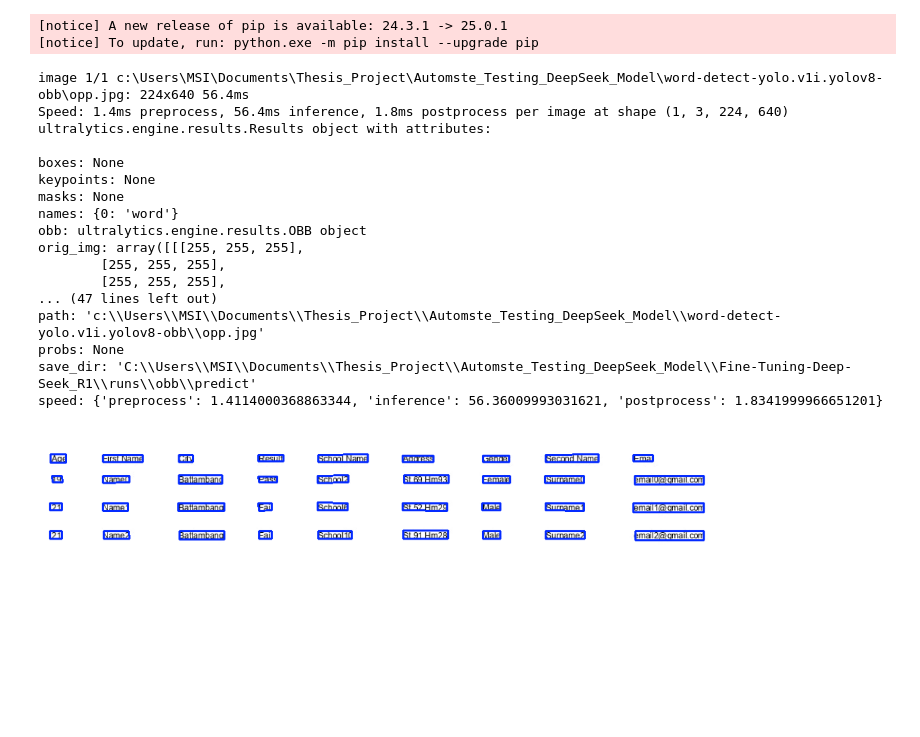
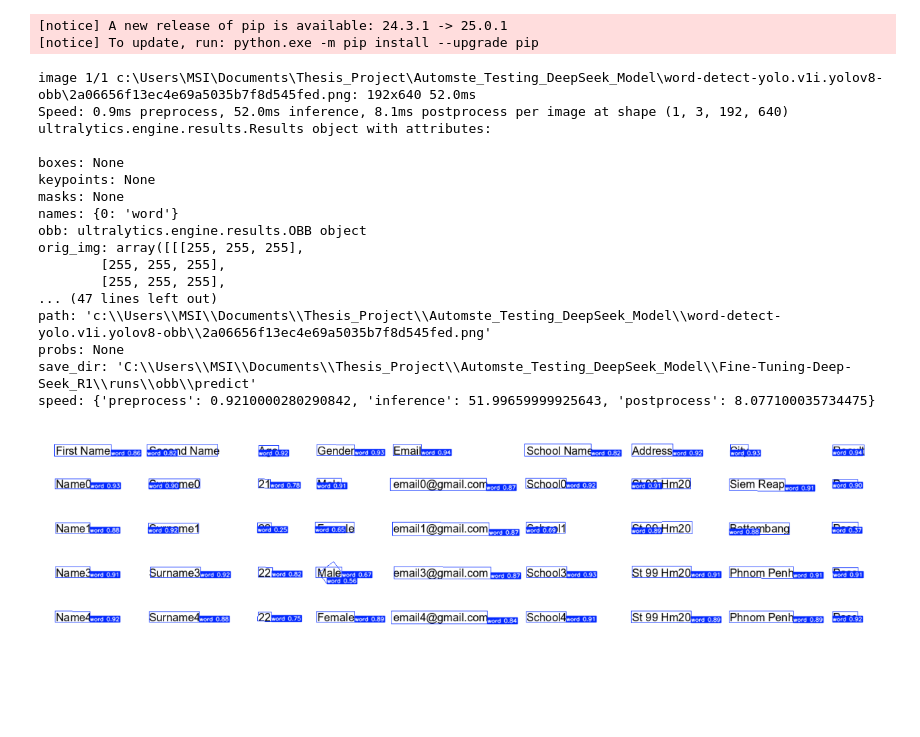
Before and after one commit to JackyDOM/Oject_YOLO, a Jupyter notebook: train_model.ipynb, the cells around one changed output. Cells and saved outputs as stored; diff of their text form; code cells hidden in the pictures; blank space fills up the shorter version.

```diff
--- a/train_model.ipynb
+++ b/train_model.ipynb
@@ -199,39 +199,44 @@ from ultralytics import YOLO
 model = YOLO('C:/Users/MSI/Documents/Thesis_Project/Automste_Testing_DeepSeek_Model/Fine-Tuning-Deep-Seek_R1/runs/obb/train/weights/best.pt')
 
 # Set the path to your image (not from the dataset)
-image_path = 'opp.jpg'  # Replace with the path to your image file
+image_path = '2a06656f13ec4e69a5035b7f8d545fed.png'  # Replace with the path to your image file
 
 # Run the model on your image
 results = model(image_path)
 
 # Print the results (optional)
 print(results[0])
 
 # Get the annotated frame with smaller font size for labels
 # Get the annotated frame without labels
-annotated_frame = results[0].plot(labels=False)  # Disable labels to not display the word # Adjust font_size to make text smaller (default is larger, e.g., 12)
-
+annotated_frame = results[0].plot(
+    labels=True,          # Enable labels
+    font_size=8,          # Adjust font size (default might be larger, e.g., 12)
+    conf=True,            # Show confidence scores (optional)
+    boxes=True,           # Ensure bounding boxes are drawn
+    line_width=1    # Adjust thickness of bounding boxes (optional)
+)
 # Display the annotated image
 plt.figure(figsize=(16, 16))
 plt.imshow(cv2.cvtColor(annotated_frame, cv2.COLOR_BGR2RGB))  # Convert BGR to RGB
 plt.axis("off")  # Turn off axes
 plt.show()
 # %% [output]
-image 1/1 c:\Users\MSI\Documents\Thesis_Project\Automste_Testing_DeepSeek_Model\word-detect-yolo.v1i.yolov8-obb\opp.jpg: 224x640 56.4ms
-Speed: 1.4ms preprocess, 56.4ms inference, 1.8ms postprocess per image at shape (1, 3, 224, 640)
+image 1/1 c:\Users\MSI\Documents\Thesis_Project\Automste_Testing_DeepSeek_Model\word-detect-yolo.v1i.yolov8-obb\2a06656f13ec4e69a5035b7f8d545fed.png: 192x640 52.0ms
+Speed: 0.9ms preprocess, 52.0ms inference, 8.1ms postprocess per image at shape (1, 3, 192, 640)
 ultralytics.engine.results.Results object with attributes:
 
 boxes: None
 keypoints: None
 masks: None
 names: {0: 'word'}
 obb: ultralytics.engine.results.OBB object
 orig_img: array([[[255, 255, 255],
         [255, 255, 255],
         [255, 255, 255],
 ... (47 lines left out)
-path: 'c:\\Users\\MSI\\Documents\\Thesis_Project\\Automste_Testing_DeepSeek_Model\\word-detect-yolo.v1i.yolov8-obb\\opp.jpg'
+path: 'c:\\Users\\MSI\\Documents\\Thesis_Project\\Automste_Testing_DeepSeek_Model\\word-detect-yolo.v1i.yolov8-obb\\2a06656f13ec4e69a5035b7f8d545fed.png'
 probs: None
 save_dir: 'C:\\Users\\MSI\\Documents\\Thesis_Project\\Automste_Testing_DeepSeek_Model\\Fine-Tuning-Deep-Seek_R1\\runs\\obb\\predict'
-speed: {'preprocess': 1.4114000368863344, 'inference': 56.36009993031621, 'postprocess': 1.8341999966651201}
+speed: {'preprocess': 0.9210000280290842, 'inference': 51.99659999925643, 'postprocess': 8.077100035734475}
-[figure, old version]
+[figure, new version]
```
Also changed, not shown: 4 other files.
